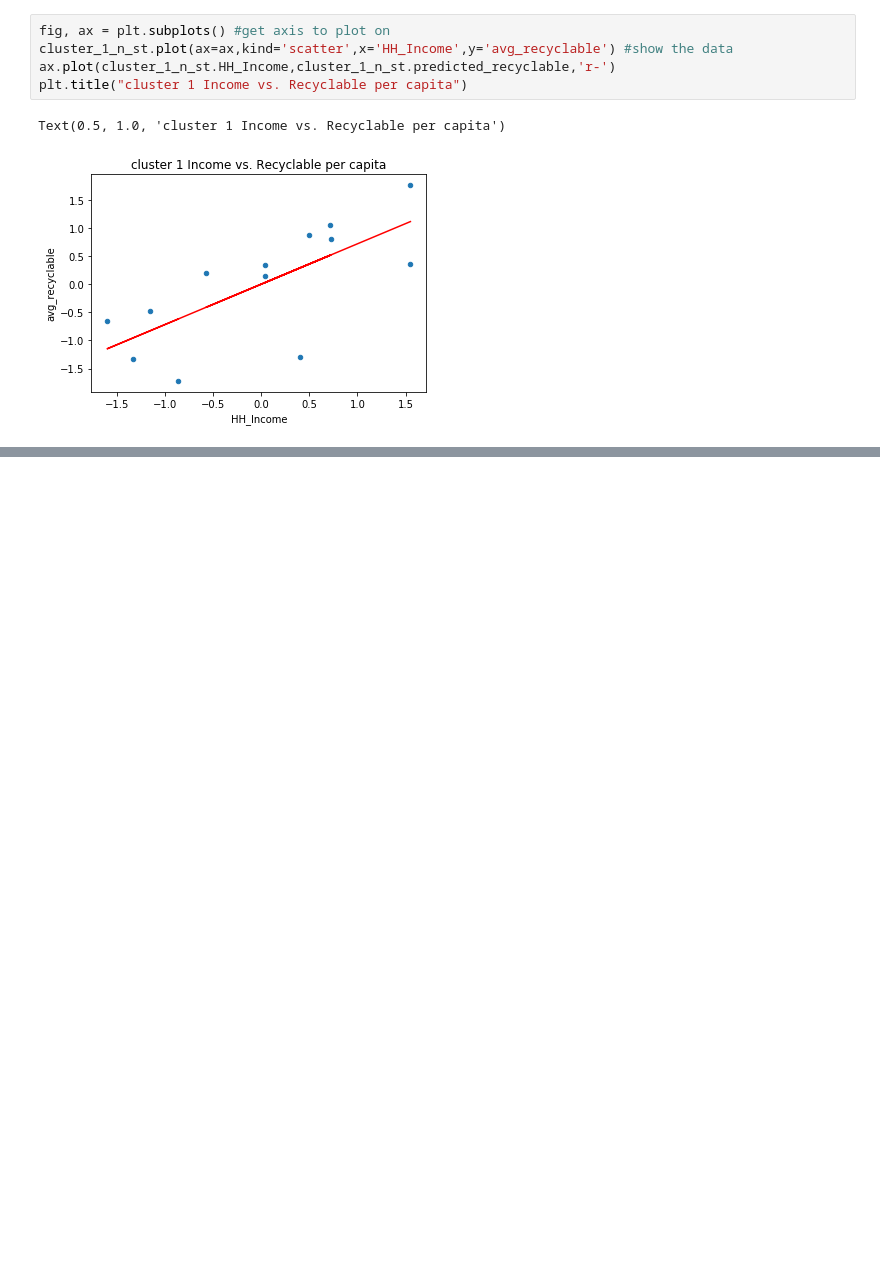
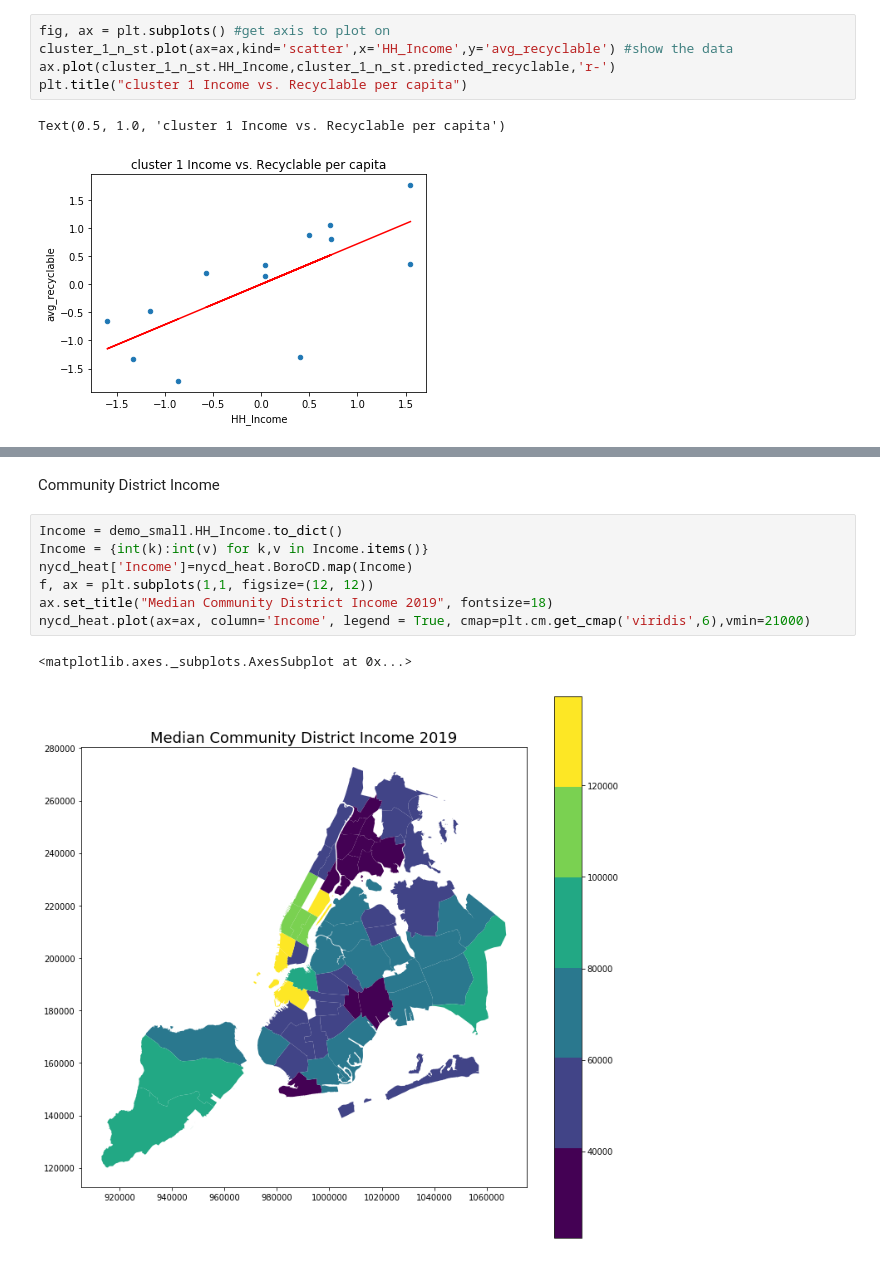
Before and after one commit to Fyfy1996/NYC_circular_econ, a Jupyter notebook: demographic_waste_cluster.ipynb, the cells around one changed output, grey strips where cells are left out. Drawn from its saved outputs; the diff is of its cells as text; blank space fills up the shorter version.

```diff
--- a/demographic_waste_cluster.ipynb
+++ b/demographic_waste_cluster.ipynb
@@ -525,0 +536,12 @@ Text(0.5, 1.0, 'cluster 1 Income vs. Recyclable per capita')
+# %% [markdown]
+Community District Income
+# %%
+Income = demo_small.HH_Income.to_dict()
+Income = {int(k):int(v) for k,v in Income.items()}
+nycd_heat['Income']=nycd_heat.BoroCD.map(Income)
+f, ax = plt.subplots(1,1, figsize=(12, 12))
+ax.set_title("Median Community District Income 2019", fontsize=18)
+nycd_heat.plot(ax=ax, column='Income', legend = True, cmap=plt.cm.get_cmap('viridis',6),vmin=21000)
+# %% [output]
+<matplotlib.axes._subplots.AxesSubplot at 0x...>
+[figure, added]
```
Also changed, not shown: parts of 12 cells of this notebook.
